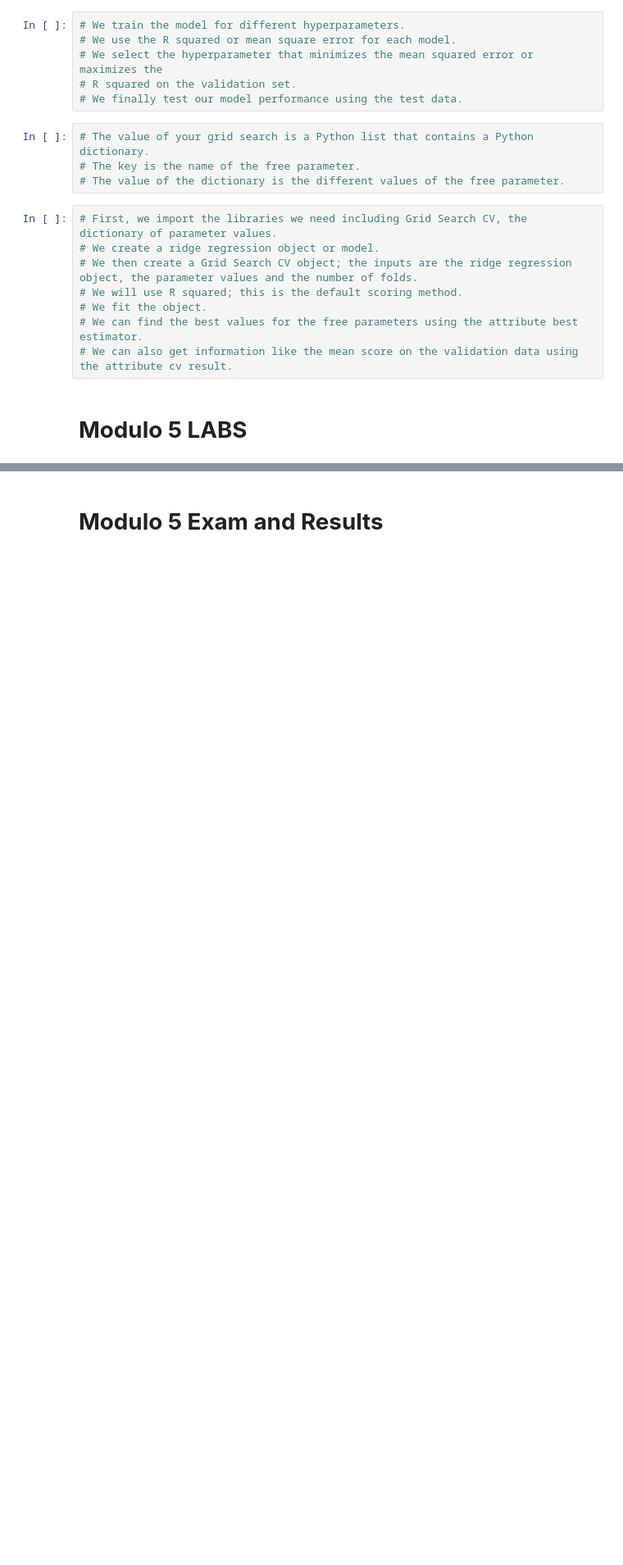
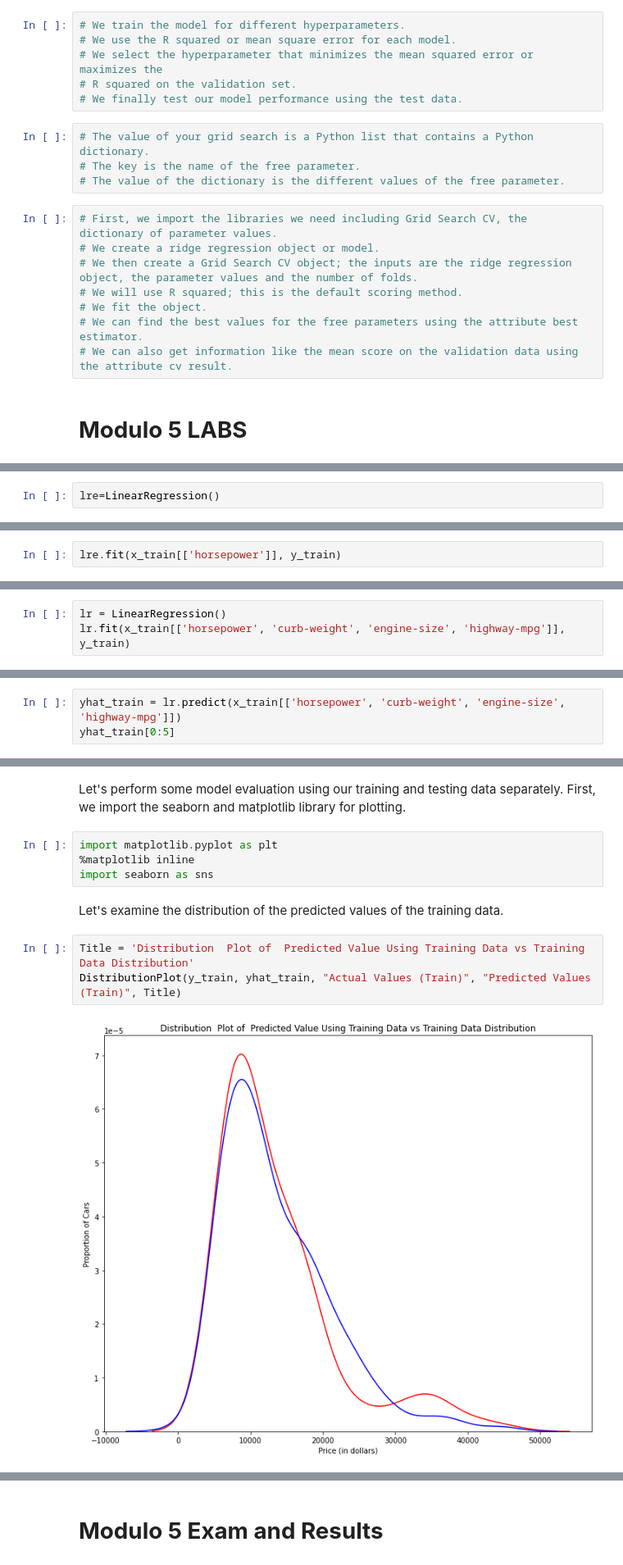
Before and after one commit to PosgradoMNA/Zayra-Annette-Lopez-Regalado-A00544748-Actividades-de-aprendizaje, a Jupyter notebook: Data_Analysis_with_Phyton_Module_5.ipynb, the cells around one changed output, grey strips where cells are left out. Shown at 82% size. Cells and saved outputs as stored; diff of their text form; blank space fills up the shorter version.

```diff
--- a/Data_Analysis_with_Phyton_Module_5.ipynb
+++ b/Data_Analysis_with_Phyton_Module_5.ipynb
@@ -123,0 +258,2 @@ SyntaxError: ignored
+# %%
+lre=LinearRegression()
@@ -123,0 +262,2 @@ SyntaxError: ignored
+# %%
+lre.fit(x_train[['horsepower']], y_train)
@@ -123,0 +379,3 @@ SyntaxError: ignored
+# %%
+lr = LinearRegression()
+lr.fit(x_train[['horsepower', 'curb-weight', 'engine-size', 'highway-mpg']], y_train)
@@ -123,0 +386,3 @@ SyntaxError: ignored
+# %%
+yhat_train = lr.predict(x_train[['horsepower', 'curb-weight', 'engine-size', 'highway-mpg']])
+yhat_train[0:5]
@@ -123,0 +400,13 @@ SyntaxError: ignored
+# %% [markdown]
+Let's perform some model evaluation using our training and testing data separately. First, we import the seaborn and matplotlib library for plotting.
+# %%
+import matplotlib.pyplot as plt
+%matplotlib inline
+import seaborn as sns
+# %% [markdown]
+Let's examine the distribution of the predicted values of the training data.
+# %%
+Title = 'Distribution  Plot of  Predicted Value Using Training Data vs Training Data Distribution'
+DistributionPlot(y_train, yhat_train, "Actual Values (Train)", "Predicted Values (Train)", Title)
+# %% [output]
+[figure, added]
```
Also changed, not shown: parts of 150 cells of this notebook.
